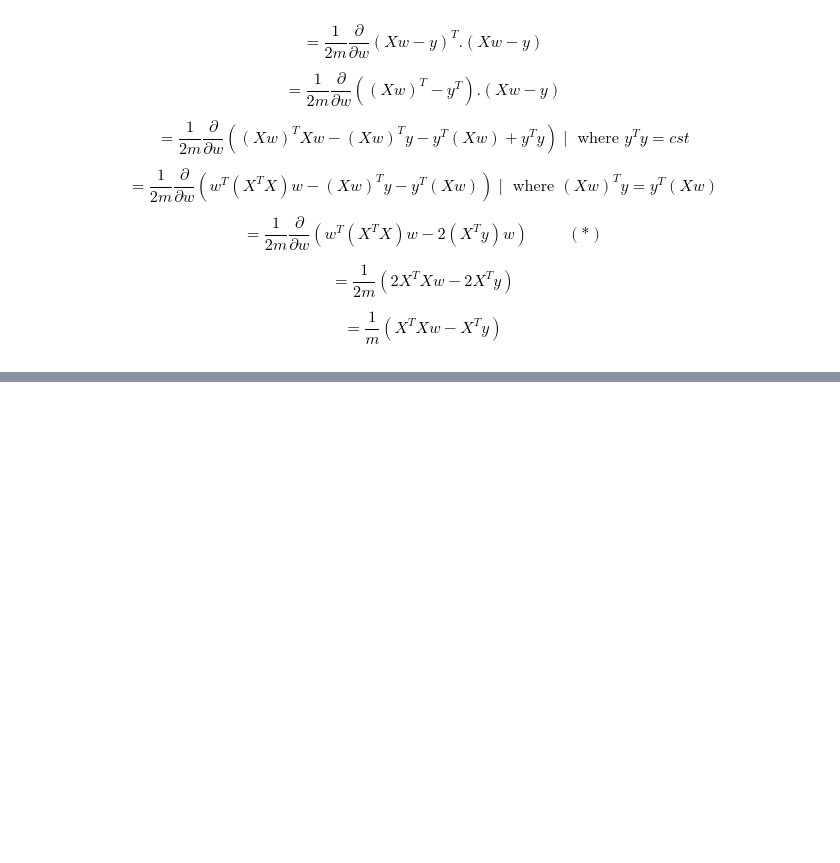
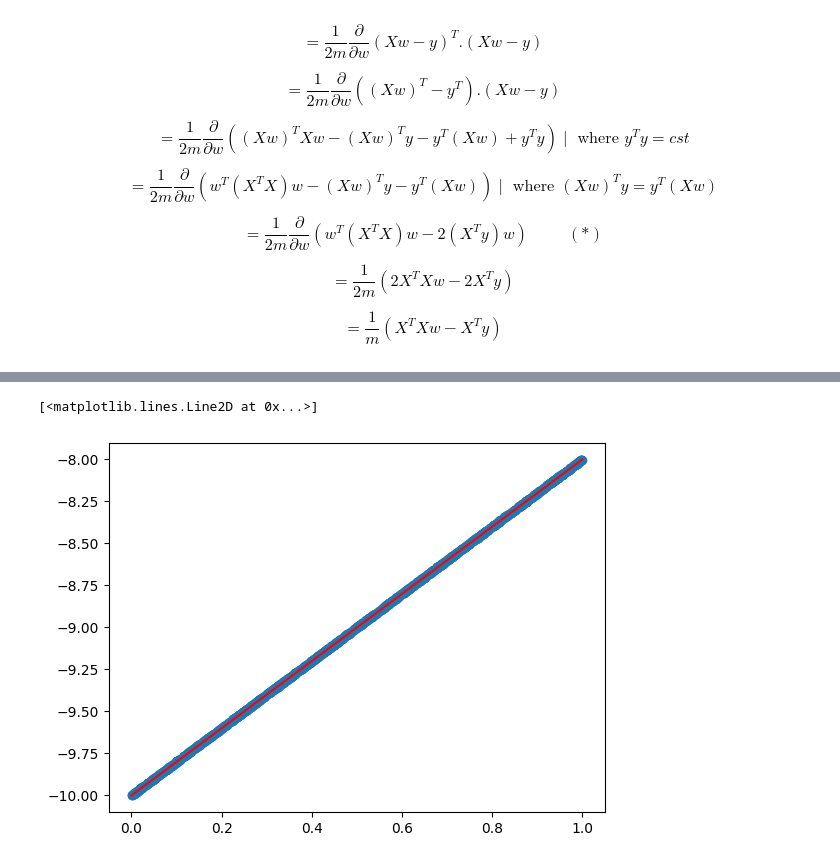
Before and after one commit to JamorMoussa/2IA, a Jupyter notebook: machine-learning/linear-regression/Linear regression.ipynb, the cells around one changed output, grey strips where cells are left out. Cells and saved outputs as stored; diff of their text form; code cells hidden in the pictures; blank space fills up the shorter version.

```diff
--- a/machine-learning/linear-regression/Linear regression.ipynb
+++ b/machine-learning/linear-regression/Linear regression.ipynb
@@ -119,0 +223,2 @@ $$ w^* = (X^TX)^{-1}X^Ty $$
+# %%
+X = np.block([np.ones((X1.shape[0], 1)), X1])
@@ -119,0 +235,12 @@ $$ w^* = (X^TX)^{-1}X^Ty $$
+# %%
+t = np.linspace(0, 1, 100).reshape(-1, 1)
+# %%
+t1 = np.block([np.ones((100, 1)), t])
+# %%
+yp = lg(t1)
+# %%
+plt.scatter(X[:, 1], y)
+plt.plot(t, yp, c="red")
+# %% [output]
+[<matplotlib.lines.Line2D at 0x...>]
+[figure, added]
```
Also changed, not shown: parts of 18 cells of this notebook.
